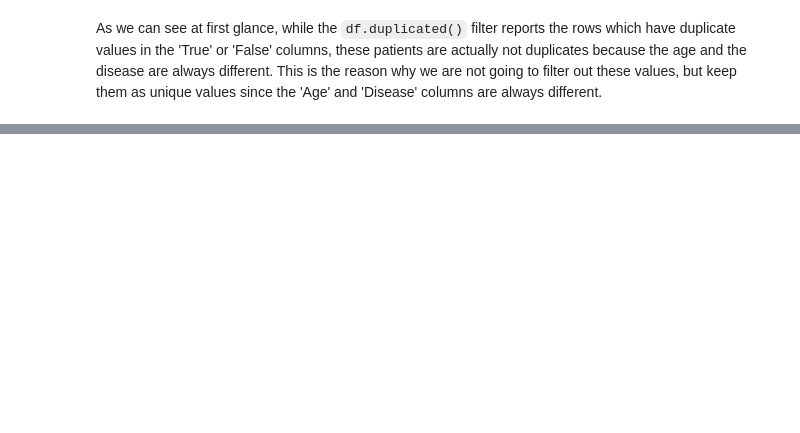
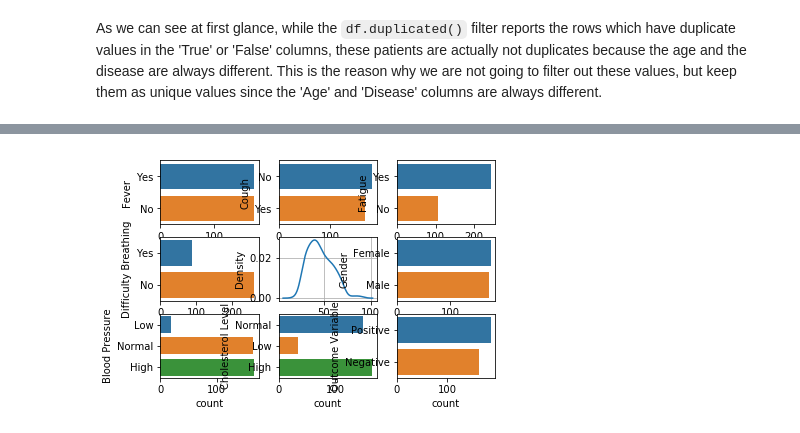
Before and after one commit to MNLKuzmin/Symptoms, a Jupyter notebook: Symptoms Project.ipynb, the cells around one changed output, grey strips where cells are left out. Drawn from its saved outputs; the diff is of its cells as text; code cells hidden in the pictures; blank space fills up the shorter version.

```diff
--- a/Symptoms Project.ipynb
+++ b/Symptoms Project.ipynb
@@ -105,0 +259,16 @@ We will plot now each one of the columns to get a sense of the distribution of t
+# %%
+r=3
+c=3
+it=1
+for i in df.drop('Disease',axis=1).columns:
+    plt.subplot(r,c,it)
+    if df[i].dtype=='object':
+        sns.countplot(y=df[i])
+    else:
+        sns.kdeplot(df[i])
+        plt.grid()
+    it+=1
+plt.tight_layout()
+plt.show()
+# %% [output]
+[figure, added]
```
Also changed, not shown: parts of 17 cells of this notebook.
